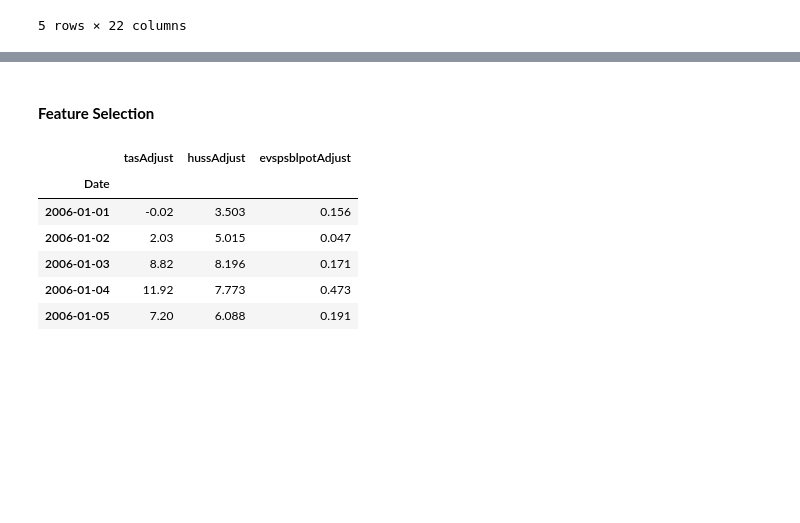
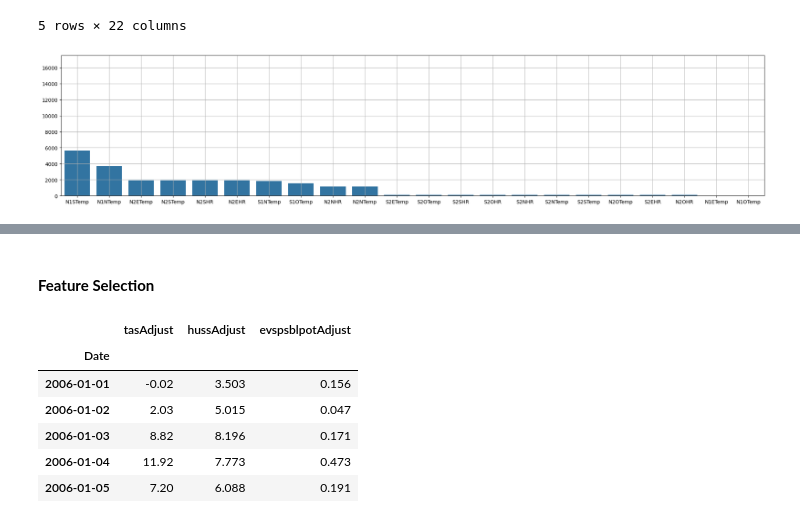
Before and after one commit to kubit07/data_analyse_DRIAS, a Jupyter notebook: bidirectional_lstm_model.ipynb, the cells around one changed output, grey strips where cells are left out. Saved outputs shown, nothing was run; the diff lists cells and outputs as text; code cells hidden in the pictures; blank space fills up the shorter version.

Commit message:
Bidirectional LSTM Basilique Saint-Remi

```diff
--- a/bidirectional_lstm_model.ipynb
+++ b/bidirectional_lstm_model.ipynb
@@ -42,0 +41,7 @@ WARNING:tensorflow:From c:\Users\dvesa\anaconda3\lib\site-packages\keras\src\los
+# %%
+# Températures, Humidité
+Temp_HR = ['N1NTemp', 'N1ETemp', 'N1STemp', 'N1OTemp', 'S1NTemp', 'S1OTemp', 'N2STemp', 'N2OTemp', 'N2ETemp', 'N2NTemp', 'S2STemp', 'S2OTemp', 'S2ETemp', 'S2NTemp', 'N2SHR', 'N2OHR', 'N2EHR', 'N2NHR', 'S2SHR', 'S2OHR', 'S2EHR', 'S2NHR']
+
+# Humidité, Températures (Tour Nord 2 Etages)
+tour_nord_2_temp_HR = [("N2STemp", "N2SHR"), ("N2OTemp", "N2OHR"), ("N2ETemp", "N2EHR"), ("N2NTemp", "N2NHR")]
+tour_sud_2_temp_HR = [("S2STemp", "S2SHR"), ("S2OTemp", "S2OHR"), ("S2ETemp", "S2EHR"), ("S2NTemp", "S2NHR")]
@@ -167,3 +215,13 @@ data_basilique_2018_2019.head()
 | 2018-01-01 03:00:01 | 8.5 | 9.0 | 9.1 | 8.9 | 8.6 | 8.8 | 9.0 | 8.8 | 8.9 | 8.9 | ... | ... |
 | 2018-01-01 04:00:01 | 7.7 | 8.5 | 8.1 | 6.9 | 7.9 | 7.5 | 8.1 | 8.0 | 8.1 | 8.0 | ... | ... |
 5 rows × 22 columns
+# %%
+plt.figure(figsize=(25,5))
+labels = data_basilique_2018_2019[Temp_HR].isnull().sum().sort_values(ascending=False).index.to_list()
+sizes = data_basilique_2018_2019[Temp_HR].isnull().sum().sort_values(ascending=False).to_list()
+sns.barplot(x=labels, y=sizes)
+plt.grid()
+plt.ylim((0.0, float(data_basilique_2018_2019.shape[0])))
+plt.show()
+# %% [output]
+[figure, added]
```
Also changed, not shown: parts of 36 cells of this notebook.
